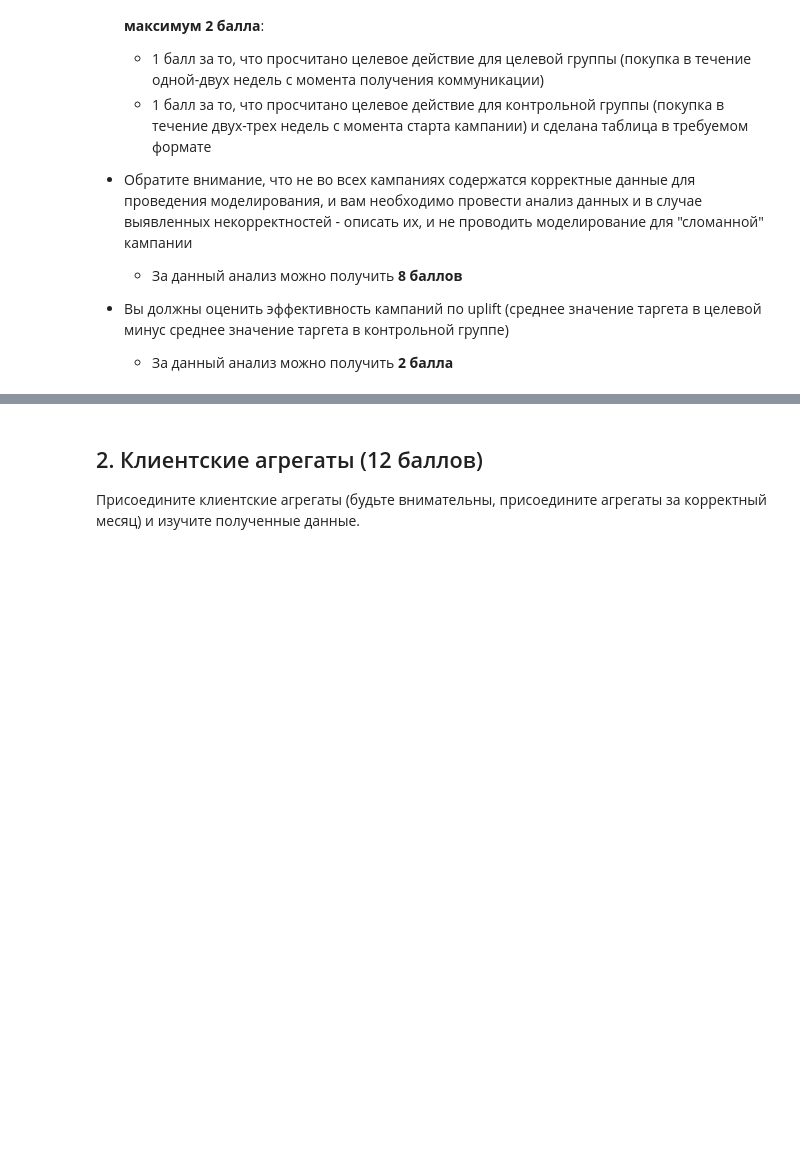
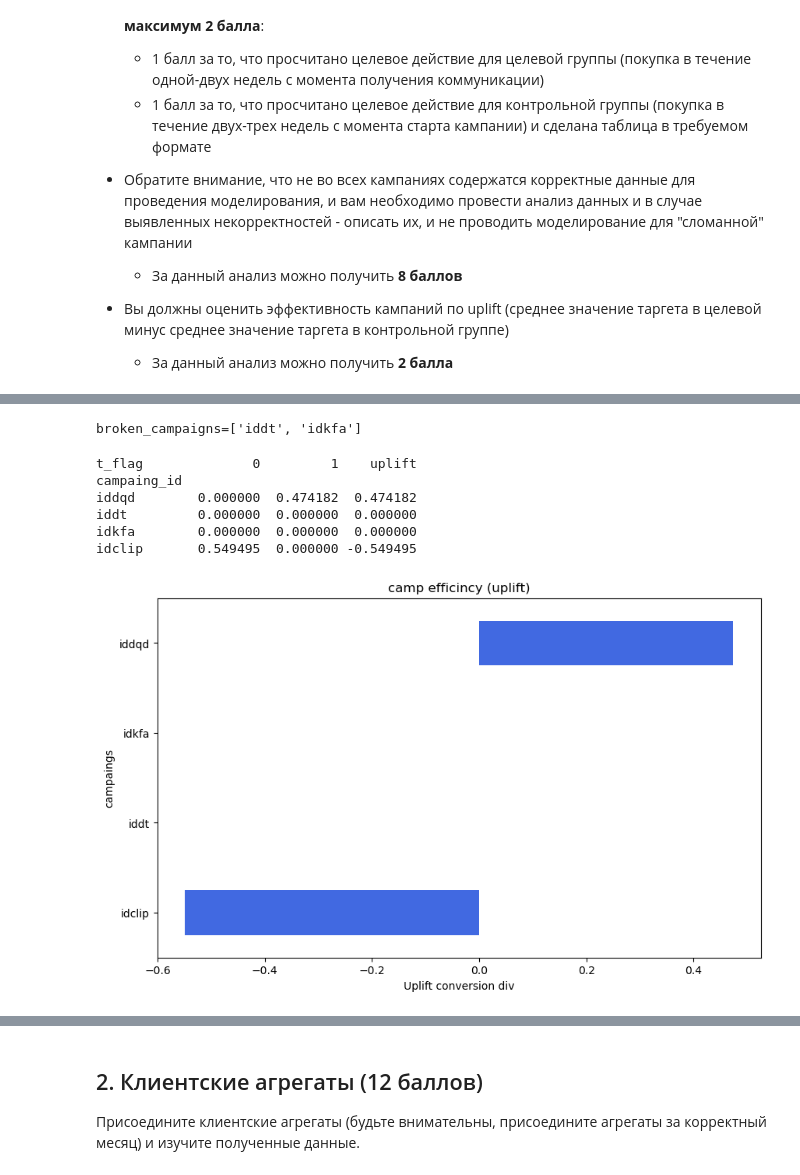
Before and after one commit to Eflarus/hse-ml-hw, a Jupyter notebook: AI HW6 Uplift.ipynb, the cells around one changed output, grey strips where cells are left out. Saved outputs shown, nothing was run; the diff lists cells and outputs as text; code cells hidden in the pictures; blank space fills up the shorter version.

```diff
--- a/AI HW6 Uplift.ipynb
+++ b/AI HW6 Uplift.ipynb
@@ -153,0 +497,2 @@ with zipfile.ZipFile('Data.zip', 'r') as zip_ref:
+# %%
+people_in_campaings.loc[:, 'campaign_start'] = pd.to_datetime("2024-11-01")
@@ -153,0 +577,24 @@ with zipfile.ZipFile('Data.zip', 'r') as zip_ref:
+# %%
+# Создание целевой переменной
+data['target'] = 0  # Изначально все значения target равны 0
+
+# Для группы тестовых пользователей (t_flag=1): устанавливаем target=1, если контракт заключен после доставки и до конца целевого окна
+data.loc[
+    (data['t_flag'] == 1) &
+    (data['contract_date'] >= data['delivery_date']) &
+    (data['contract_date'] <= data['target_window_end']),
+    'target'
+] = 1
+
+# Для группы контрольных пользователей (t_flag=0): устанавливаем target=1, если контракт заключен после начала кампании и до конца целевого окна
+data.loc[
+    (data['t_flag'] == 0) &
+    (data['contract_date'] >= data['campaign_start']) &
+    (data['contract_date'] <= data['target_window_end']),
+    'target'
+] = 1
+
+# Формируем итоговый датафрейм с целевой переменной, оставляя только необходимые столбцы
+res_target = data[['user_id', 'campaing_id', 'target_window_start', 't_flag', 'target']]
+res_target = res_target.rename(columns={'target_window_start': 'report_dt'})
+res_target.to_csv("res_target.csv", index=False)
@@ -153,0 +650,31 @@ with zipfile.ZipFile('Data.zip', 'r') as zip_ref:
+# %%
+camp_without_res = res_target.groupby("campaing_id")['target'].mean()
+broken_campaigns = camp_without_res[camp_without_res == 0].index.tolist()
+print(f"{broken_campaigns=}")
+# %% [output]
+broken_campaigns=['iddt', 'idkfa']
+# %%
+# Расчет эффективности кампаний через uplift
+uplift_data = res_target.groupby(["campaing_id", "t_flag"])[
+    "target"].mean().unstack()  # Группировка по ID кампании и флагу тестовой группы, расчет среднего значения целевой переменной
+uplift_data['uplift'] = uplift_data[1] - uplift_data[
+    0]  # Вычисление uplift как разницы между конверсией в тестовой (1) и контрольной (0) группах
+
+# Отображение топ-5 кампаний с наибольшим uplift
+print(uplift_data.sort_values("uplift", ascending=False).head(5))
+
+# Визуализация uplift для всех кампаний
+uplift_data['uplift'].sort_values().plot(kind='barh', figsize=(10, 6),
+                                         color='royalblue')  # Горизонтальная столбчатая диаграмма с сортировкой по возрастанию uplift
+plt.xlabel("Uplift conversion div")
+plt.ylabel("campaings")
+plt.title("camp efficincy (uplift)")
+plt.show()
+# %% [output]
+t_flag              0         1    uplift
+campaing_id
+iddqd        0.000000  0.474182  0.474182
+iddt         0.000000  0.000000  0.000000
+idkfa        0.000000  0.000000  0.000000
+idclip       0.549495  0.000000 -0.549495
+[figure, added]
```
Also changed, not shown: parts of 76 cells of this notebook, 4 other files.
